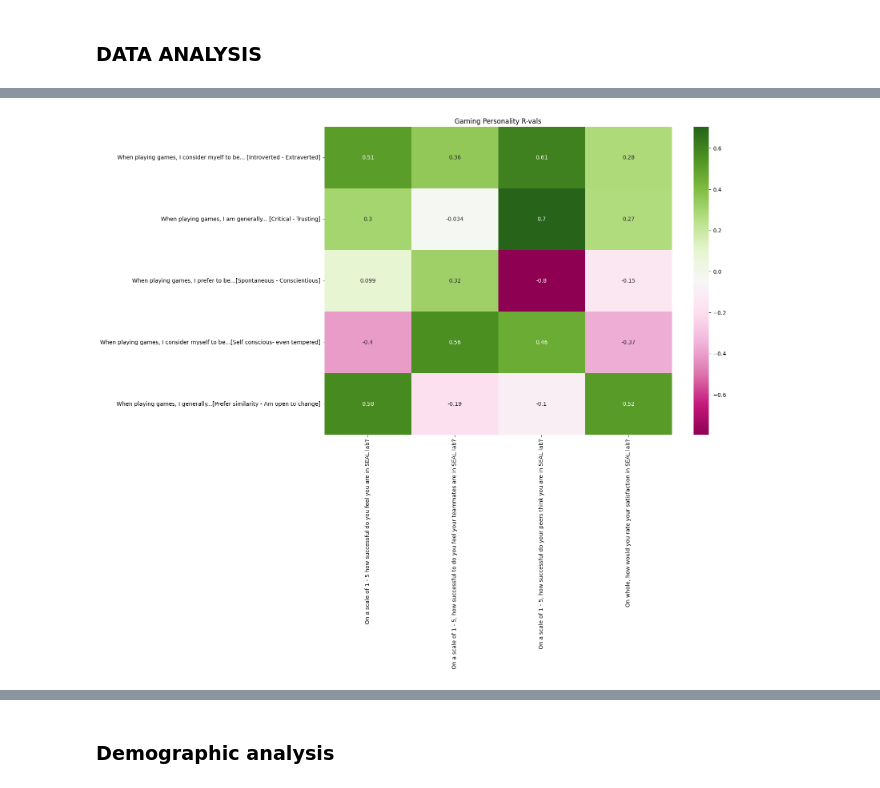
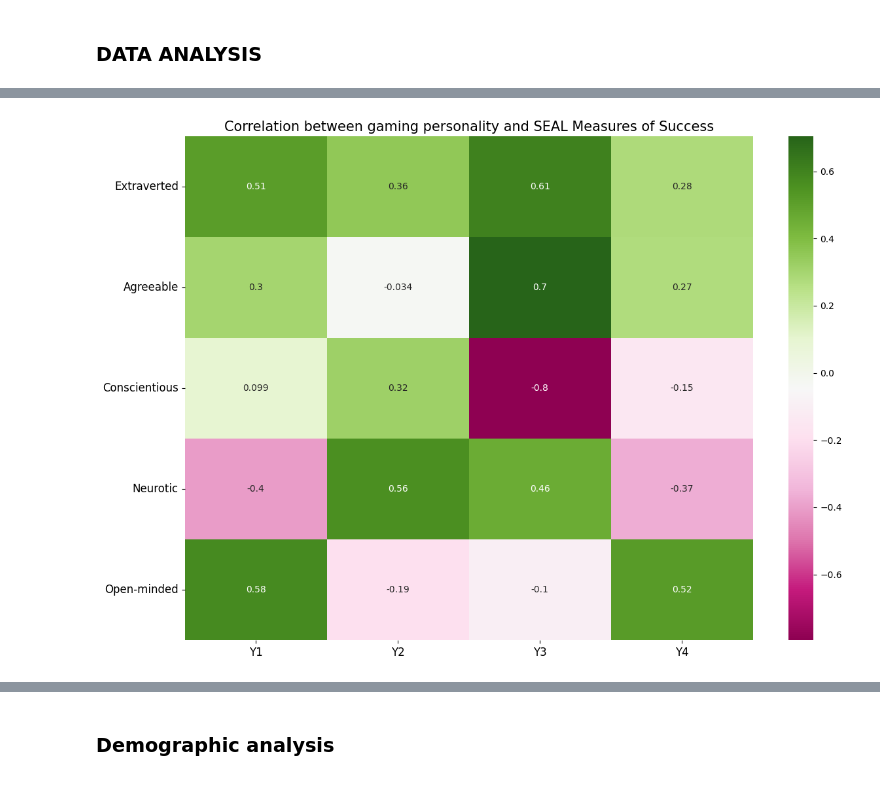
Before and after one commit to blobgoat/gamification_data_analysis, a Jupyter notebook: Notebooks/graduate_study/graduate_analysis.ipynb, the cells around one changed output, grey strips where cells are left out. Saved outputs shown, nothing was run; the diff lists cells and outputs as text; code cells hidden in the pictures.

Commit message:
better heatmaps

```diff
--- a/Notebooks/graduate_study/graduate_analysis.ipynb
+++ b/Notebooks/graduate_study/graduate_analysis.ipynb
@@ -222,20 +222,23 @@ Name: Feeling immersed in the story/plot, dtype: float64
 # %%
 ## personality heat map
 
 data_combined = pd.concat([grad_x[PERSONALITY], grad_y], axis=1)
-
+personality_labels = ["Extraverted", "Agreeable", "Conscientious", "Neurotic", "Open-minded"]
+y_labels = ["Y1", "Y2", "Y3", "Y4"]
 # Calculate the correlation matrix
 correlation_matrix = data_combined.corr()
 correlation_matrix = correlation_matrix.loc[PERSONALITY, Y_COLS]
 
 # Plot the correlation matrix heatmap
 plt.figure(figsize=(14, 10))
-sns.heatmap(correlation_matrix, annot=True, cmap='PiYG', cbar=True, annot_kws={'size': 10}, fmt='.2g')
-plt.title("Gaming Personality R-vals")
-plt.savefig("Personality.png", dpi=300, bbox_inches='tight')
+graph = sns.heatmap(correlation_matrix, annot=True, cmap='PiYG', cbar=True, annot_kws={'size': 10}, fmt='.2g')
+plt.title("Correlation between gaming personality and SEAL Measures of Success", fontsize = 15)
+graph.set_yticklabels(personality_labels, rotation=0, fontsize=12)
+graph.set_xticklabels(y_labels, rotation=0, ha="center", fontsize=12)
+plt.savefig("Personality_grad.png", dpi=300, bbox_inches='tight')
 plt.show()
 # %% [output]
-[figure, old version]
+[figure, new version]
 # %%
 
 # Concatenate grad_x and grad_y to calculate correlations between all columns
```
Also changed, not shown: parts of 1 cell of this notebook, 5 other files.
